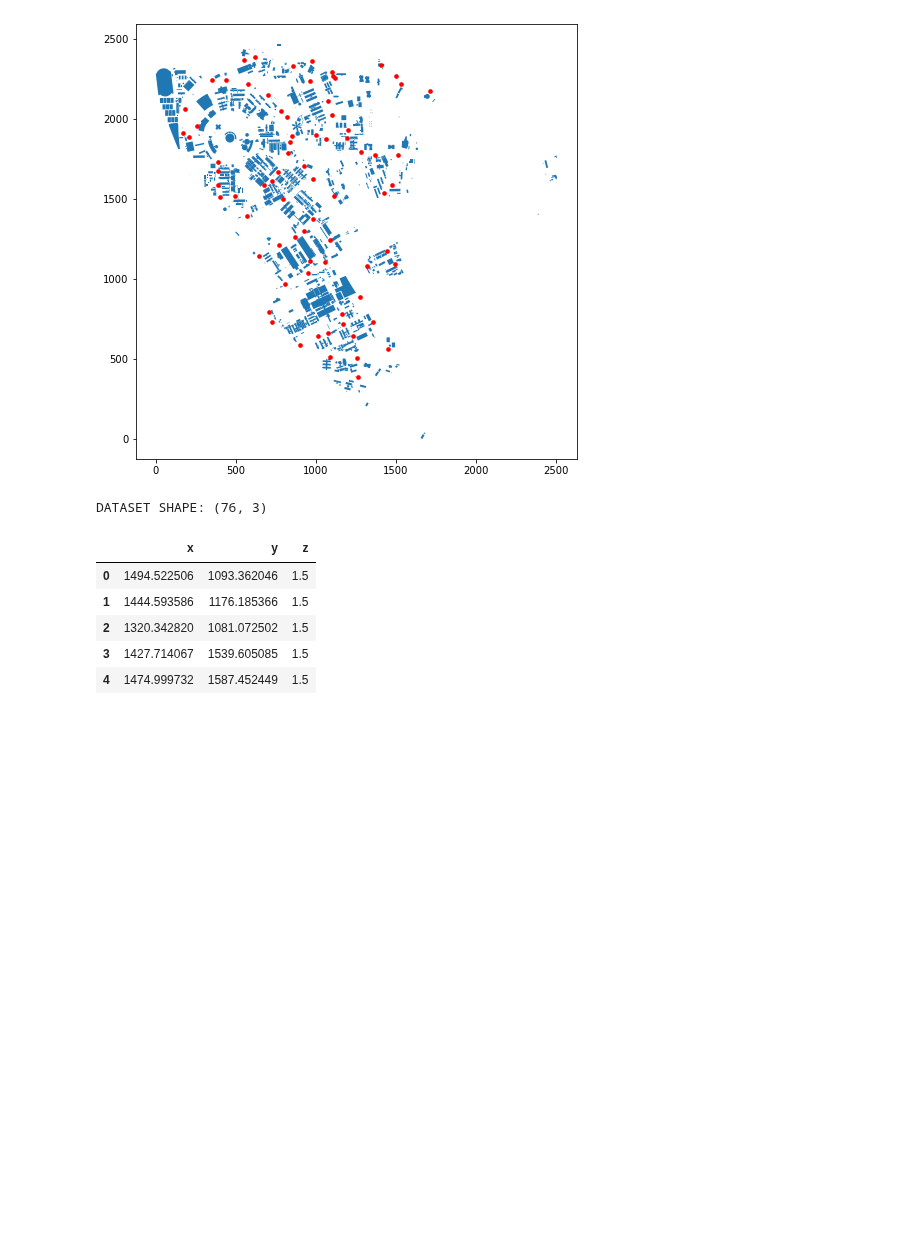
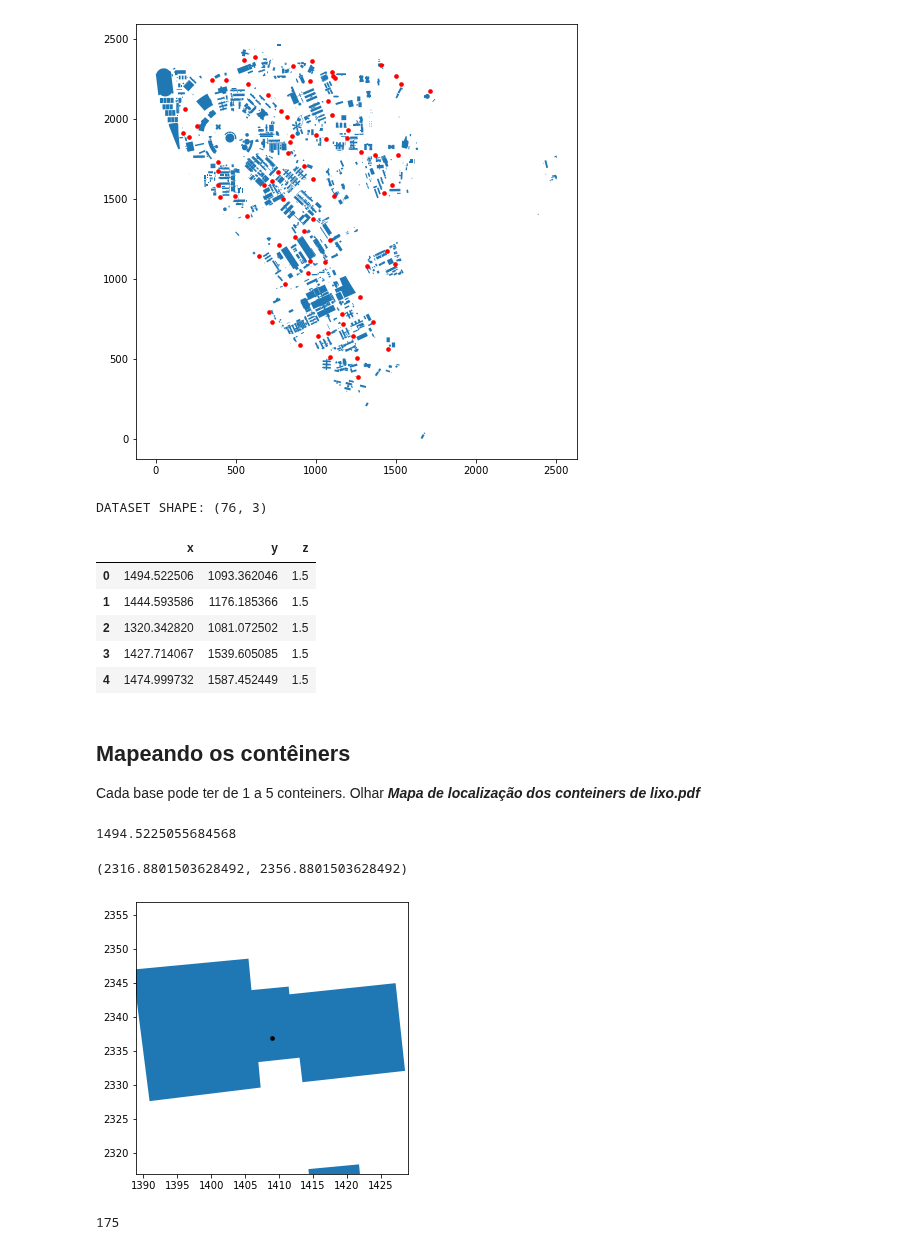
Before and after one commit to wasp-lahis/ns3-bmap, a Jupyter notebook: NS3/lorawan-metricas-exp/create-dataset-inputs-to-ns3.ipynb, the cells around one changed output. Saved outputs shown, nothing was run; the diff lists cells and outputs as text; code cells hidden in the pictures; blank space fills up the shorter version.

Commit message:
mapeamento de todos os conteiners

```diff
--- a/NS3/lorawan-metricas-exp/create-dataset-inputs-to-ns3.ipynb
+++ b/NS3/lorawan-metricas-exp/create-dataset-inputs-to-ns3.ipynb
@@ -697,9 +695,9 @@ POINT (1494.522505568457 1093.36204565689)
 # Criando pos_conteiners_df normalizado
 pos_conteiners_norm_df = gpd.GeoDataFrame(columns=["geometry"],  crs='EPSG:31983')
 for i in range(len(norm_points)):
-    pontos_onibus_norm_df.loc[i, 'geometry'] = norm_points[i]
+    pos_conteiners_norm_df.loc[i, 'geometry'] = norm_points[i]
 
-pontos_onibus_norm_df.head()
+pos_conteiners_norm_df.head()
 # %% [output]
 |  | geometry |
 | 0 | POINT (1494.523 1093.362) |
@@ -735,9 +733,9 @@ def add_csv_rows(ns3_settings, colunms_names, title):
 colunms_names  = ['x', 'y', 'z']
 
 nodes_pos = []
-for i in range(len(pontos_onibus_norm_df.geometry)):
+for i in range(len(pos_conteiners_norm_df.geometry)):
     # tratando a string Point
-    point_str = str(pontos_onibus_norm_df['geometry'][i])
+    point_str = str(pos_conteiners_norm_df['geometry'][i])
     point_coords = point_str[point_str.find("(") + 1:]
     point_coords = point_coords[ : point_coords.find(")")]
 #     print(i, " - ",point_coords)
@@ -748,7 +746,7 @@ for i in range(len(pontos_onibus_norm_df.geometry)):
     items_per_row = [x, y, z]
     nodes_pos.append(items_per_row)
 
-output_filename = 'conteiners_pos_dataset.csv'
+output_filename = 'base_conteiners_dataset.csv'
 create_csv(output_filename, colunms_names)
 add_csv_rows(nodes_pos, colunms_names, output_filename)
 # %%
@@ -764,3 +762,42 @@ DATASET SHAPE: (76, 3)
 | 2 | 1320.342820 | 1081.072502 | 1.5 |
 | 3 | 1427.714067 | 1539.605085 | 1.5 |
 | 4 | 1474.999732 | 1587.452449 | 1.5 |
+# %% [markdown]
+## Mapeando os contêiners
+
+Cada base pode ter de 1 a 5 conteiners. Olhar ***Mapa de localização dos conteiners de lixo.pdf***
+# %%
+a = pos_conteiners_norm_df['geometry'][0]
+print(a.x)
+# %% [output]
+1494.5225055684568
+# %%
+conteiner_positions_list = []
+def set_base_conteiners(num_conteiners, base_position):
+    distance_between_bases = 0.5 # meters
+    aux = 0
+
+    df = gpd.GeoDataFrame(columns=["geometry"],  crs='EPSG:31983')
+    for i in range(num_conteiners):
+        df.loc[i, 'geometry'] = Point(base_position.x + aux, base_position.y + aux)
+        conteiner_positions_list.append(Point(base_position.x + aux, base_position.y + aux))
+        aux = aux + distance_between_bases
+
+    return df
+# %%
+current_position = 0.0
+for i in range(len(pos_conteiners_norm_df.geometry)):
+    df = set_base_conteiners(conteiners_df['N_CONT'][i], pos_conteiners_norm_df['geometry'][i])
+    current_position = pos_conteiners_norm_df['geometry'][i]
+
+ax = mapa_normalizado['geometry'].plot(figsize=(12, 5))
+df.plot(ax=ax, color="black", linewidth=2, markersize =7)
+ax.set_xlim(current_position.x - 20, current_position.x + 20)
+ax.set_ylim(current_position.y - 20, current_position.y + 20)
+# %% [output]
+(2316.8801503628492, 2356.8801503628492)
+[figure, added]
+# %%
+len(conteiner_positions_list)
+# %% [output]
+175
```
Also changed, not shown: parts of 7 cells of this notebook, 3 other files.
